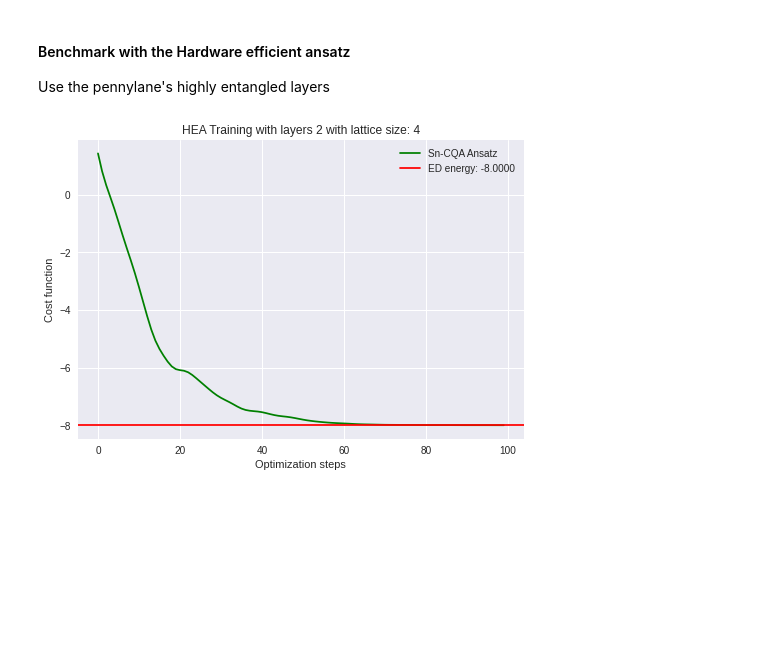
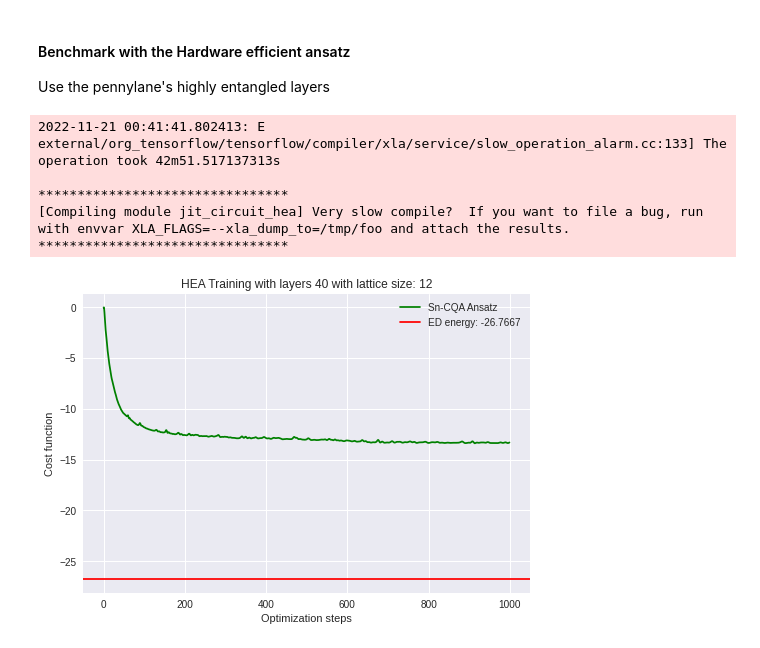
Before and after one commit to hanzheng98/Sn-CQA, a Jupyter notebook: pennylane_codes/cqa_tutorial.ipynb, the cells around one changed output. Drawn from its saved outputs; the diff is of its cells as text; code cells hidden in the pictures; blank space fills up the shorter version.

Commit message:
new results

```diff
--- a/pennylane_codes/cqa_tutorial.ipynb
+++ b/pennylane_codes/cqa_tutorial.ipynb
@@ -23,18 +28,18 @@ class myargs:
     def __init__(self) -> None:
         pass
 
-myargs.p =2
-myargs.lr = 0.05
-myargs.irrep = [2,2]
-myargs.num_qubits = 4
-myargs.num_yjms = 1
-myargs.trotter_slice = 2
-myargs.lattice_size = [2,2]
+myargs.p =8
+myargs.lr = 0.1
+myargs.irrep = [6,6]
+myargs.num_qubits = 12
+myargs.num_yjms = 7
+myargs.trotter_slice = 1
+myargs.lattice_size = [3,4]
 myargs.J = [1.0, 0.0]
-myargs.iterations = 100
+myargs.iterations = 1000
 myargs.TOKEN = "4c84e8146c0def626bb384424f78598ee055148df74863d4cbad29fb99d5e9cd4808077115561b6490f6dc4a0f8014b24fe5985003cdbb88c17a51c80c55279a"
-myargs.backend = 'ibm_perth'
-# myargs.device = 0
+myargs.backend = 'ibmq_jakarta'
+myargs.device = 0
 # %% [markdown]
 #### Check the Exact Diagonal
 # %%
@@ -338,39 +373,54 @@ now the gradient phase
 
 Use the pennylane's highly entangled layers
 # %%
+hea_num_layer = 40
+hea_lr = 0.1
+hea_iterations = 1000
+# myargs.num_qubits = 4
+# myargs.lattice_size = [2,2]
+
 dev = qml.device('default.qubit', wires=myargs.num_qubits)
 
 @qml.qnode(dev, interface='jax')
 def circuit_hea(parameters):
     qml.StronglyEntanglingLayers(weights=parameters, wires=[i for i in range(myargs.num_qubits)])
-    hamiltonian = getHam_square(myargs.lattice_size, myargs.J)
+    hamiltonian = getHam_square_frust(myargs.lattice_size, myargs.J)
     return qml.expval(hamiltonian)
 
 
-optimizer = optax.adamw(learning_rate=myargs.lr)
-shape = qml.StronglyEntanglingLayers.shape(n_layers=4, n_wires=myargs.num_qubits)
+optimizer = optax.adamw(learning_rate=hea_lr)
+shape = qml.StronglyEntanglingLayers.shape(n_layers=hea_num_layer, n_wires=myargs.num_qubits)
 # weights = np.random.random(size=shape)
 key = jax.random.PRNGKey(0)
 weights_init = jax.random.uniform(key, shape)
 loss_history_hea, grad_history_hea, param_history_hea = [], [], [weights_init]
 opt_state = optimizer.init(weights_init)
 loss_grad_fn = jax.jit(jax.value_and_grad(circuit_hea))
-for it in tqdm(range(1, myargs.iterations + 1)):
+for it in tqdm(range(1, hea_iterations + 1)):
     weights = param_history_hea[-1]
     loss, gradient = loss_grad_fn(weights)
     updates, opt_state = optimizer.update(gradient, opt_state, weights)
     updated_weights = optax.apply_updates(weights, updates)
     param_history_hea.append(updated_weights)
     loss_history_hea.append(loss)
     grad_history_hea.append(gradient)
+    if jnp.abs(loss - e_gs) < 0.05:
+        print('desired convergence is reached')
+        break
+
 plt.style.use("seaborn")
 plt.plot(loss_history_hea , "g", label='Sn-CQA Ansatz')
 plt.axhline(e_gs, color='r', linestyle='-', label='ED energy: {:.4f}'.format(e_gs))
 plt.ylabel("Cost function")
 plt.xlabel("Optimization steps")
 plt.legend(loc="upper right")
-plt.title(f'HEA Training with layers {myargs.p} with lattice size: {myargs.num_qubits}')
+plt.title(f'HEA Training with layers {hea_num_layer} with lattice size: {myargs.num_qubits}')
 plt.show()
 # plt.savefig(f'Figures/CQA_p{myargs.p}_lattice{myargs.num_qubits}')
 # %% [output]
+2022-11-21 00:41:41.802413: E external/org_tensorflow/tensorflow/compiler/xla/service/slow_operation_alarm.cc:133] The operation took 42m51.517137313s
+
+********************************
+[Compiling module jit_circuit_hea] Very slow compile?  If you want to file a bug, run with envvar XLA_FLAGS=--xla_dump_to=/tmp/foo and attach the results.
+********************************
-[figure, old version]
+[figure, new version]
```
Also changed, not shown: parts of 23 cells of this notebook, 33 other files.
